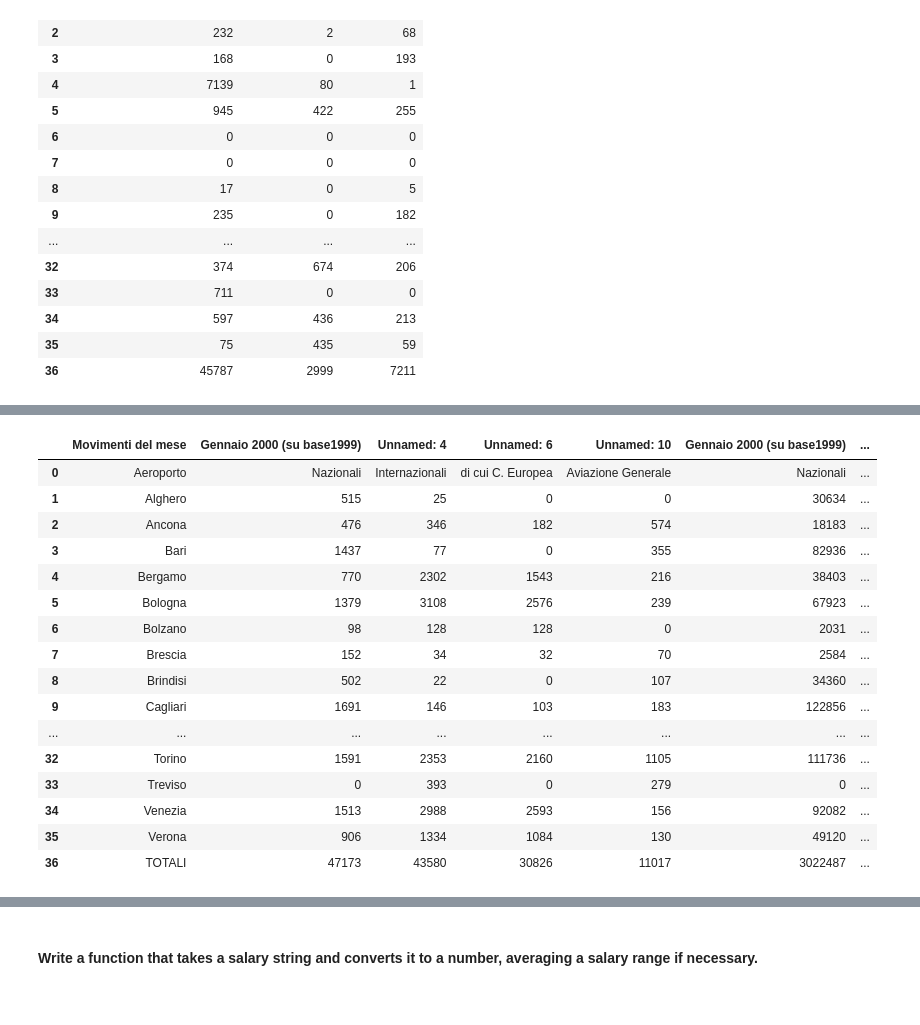
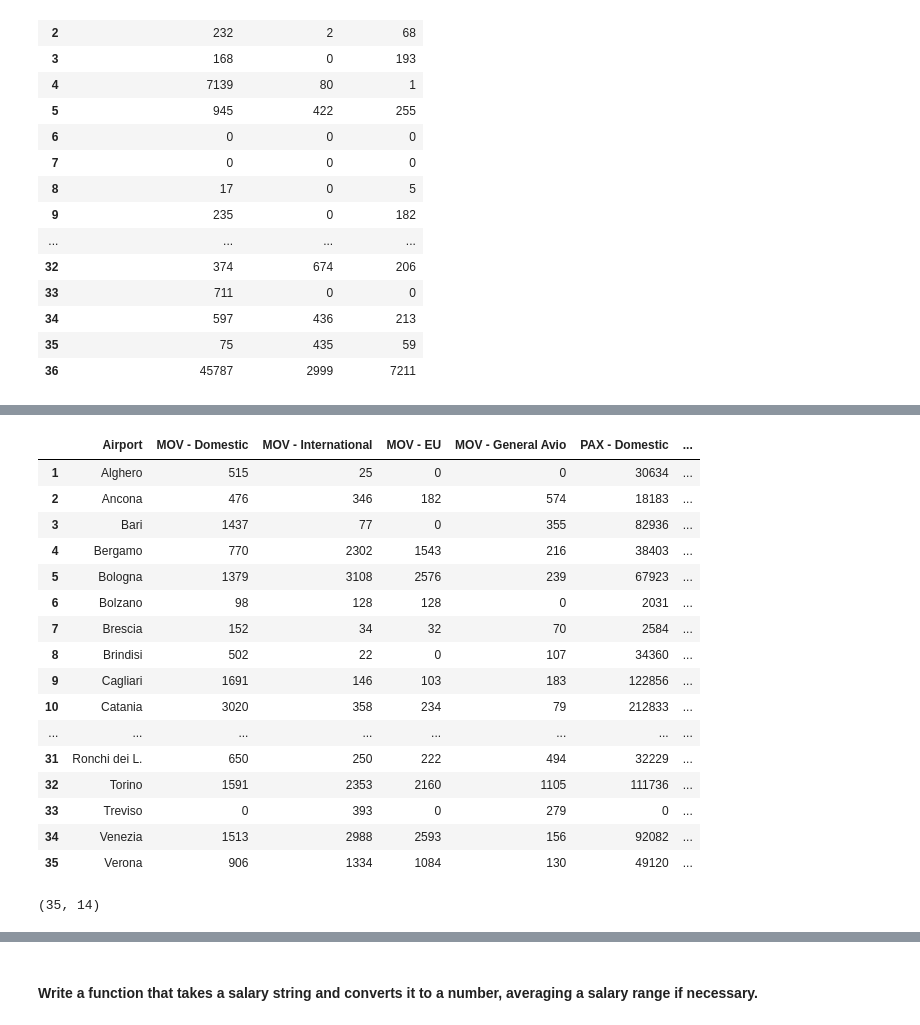
Before and after one commit to fedfioravanti/Italian_Airports, a Jupyter notebook: Italy_Airports_01_collection.ipynb, the cells around one changed output, grey strips where cells are left out. Saved outputs shown, nothing was run; the diff lists cells and outputs as text; code cells hidden in the pictures.

Commit message:
Excel pipeline

```diff
--- a/Italian-Airports.ipynb
+++ b/Italy_Airports_01_collection.ipynb
@@ -213,4 +213,5 @@ df_FRE
 | 35 | 75 | 435 | 59 |
 | 36 | 45787 | 2999 | 7211 |
 # %%
-df_out = pd.concat([df_MOV, df_PAX, df_FRE], axis=1)
+# merge the three worksheets
+df_try = pd.concat([df_MOV, df_PAX, df_FRE], axis=1)
@@ -243,20 +217,0 @@ df_out['Date']=os.path.basename('datasets/original/file.*')
-# %%
-df_out
-# %% [output]
-|  | Movimenti del mese | Gennaio 2000 (su base1999) | Unnamed: 4 | Unnamed: 6 | Unnamed: 10 | Gennaio 2000 (su base1999) | ... |
-| 0 | Aeroporto | Nazionali | Internazionali | di cui C. Europea | Aviazione Generale | Nazionali | ... |
-| 1 | Alghero | 515 | 25 | 0 | 0 | 30634 | ... |
-| 2 | Ancona | 476 | 346 | 182 | 574 | 18183 | ... |
-| 3 | Bari | 1437 | 77 | 0 | 355 | 82936 | ... |
-| 4 | Bergamo | 770 | 2302 | 1543 | 216 | 38403 | ... |
-| 5 | Bologna | 1379 | 3108 | 2576 | 239 | 67923 | ... |
-| 6 | Bolzano | 98 | 128 | 128 | 0 | 2031 | ... |
-| 7 | Brescia | 152 | 34 | 32 | 70 | 2584 | ... |
-| 8 | Brindisi | 502 | 22 | 0 | 107 | 34360 | ... |
-| 9 | Cagliari | 1691 | 146 | 103 | 183 | 122856 | ... |
-| ... | ... | ... | ... | ... | ... | ... | ... |
-| 32 | Torino | 1591 | 2353 | 2160 | 1105 | 111736 | ... |
-| 33 | Treviso | 0 | 393 | 0 | 279 | 0 | ... |
-| 34 | Venezia | 1513 | 2988 | 2593 | 156 | 92082 | ... |
-| 35 | Verona | 906 | 1334 | 1084 | 130 | 49120 | ... |
-| 36 | TOTALI | 47173 | 43580 | 30826 | 11017 | 3022487 | ... |
@@ -264,0 +218,37 @@ df_out.to_excel('output.xlsx')
+# %%
+# assign column names
+df_try.columns = ['Airport', 'MOV - Domestic', 'MOV - International', 'MOV - EU', 'MOV - General Avio',
+                  'PAX - Domestic', 'PAX - International', 'PAX - EU', 'PAX - Transit', 'PAX - General Avio',
+                  'FRE - Goods Avio', 'FRE - Goods Ground', 'FRE - Mail']
+# %%
+# remove first and last row
+df_try = df_try.iloc[1:-1]
+# %%
+# add a date column which includes year and month
+df_try['Date']=excel_try
+df_try['Date']=df_try['Date'].str.replace('\D', '', regex=True)
+df_try['Date']=df_try['Date'].astype(str).str[:4] + '/' + df_try['Date'].astype(str).str[4:]
+# %%
+df_try
+# %% [output]
+|  | Airport | MOV - Domestic | MOV - International | MOV - EU | MOV - General Avio | PAX - Domestic | ... |
+| 1 | Alghero | 515 | 25 | 0 | 0 | 30634 | ... |
+| 2 | Ancona | 476 | 346 | 182 | 574 | 18183 | ... |
+| 3 | Bari | 1437 | 77 | 0 | 355 | 82936 | ... |
+| 4 | Bergamo | 770 | 2302 | 1543 | 216 | 38403 | ... |
+| 5 | Bologna | 1379 | 3108 | 2576 | 239 | 67923 | ... |
+| 6 | Bolzano | 98 | 128 | 128 | 0 | 2031 | ... |
+| 7 | Brescia | 152 | 34 | 32 | 70 | 2584 | ... |
+| 8 | Brindisi | 502 | 22 | 0 | 107 | 34360 | ... |
+| 9 | Cagliari | 1691 | 146 | 103 | 183 | 122856 | ... |
+| 10 | Catania | 3020 | 358 | 234 | 79 | 212833 | ... |
+| ... | ... | ... | ... | ... | ... | ... | ... |
+| 31 | Ronchi dei L. | 650 | 250 | 222 | 494 | 32229 | ... |
+| 32 | Torino | 1591 | 2353 | 2160 | 1105 | 111736 | ... |
+| 33 | Treviso | 0 | 393 | 0 | 279 | 0 | ... |
+| 34 | Venezia | 1513 | 2988 | 2593 | 156 | 92082 | ... |
+| 35 | Verona | 906 | 1334 | 1084 | 130 | 49120 | ... |
+# %%
+df_try.shape
+# %% [output]
+(35, 14)
```
Also changed, not shown: parts of 6 cells of this notebook, 1 other file.
